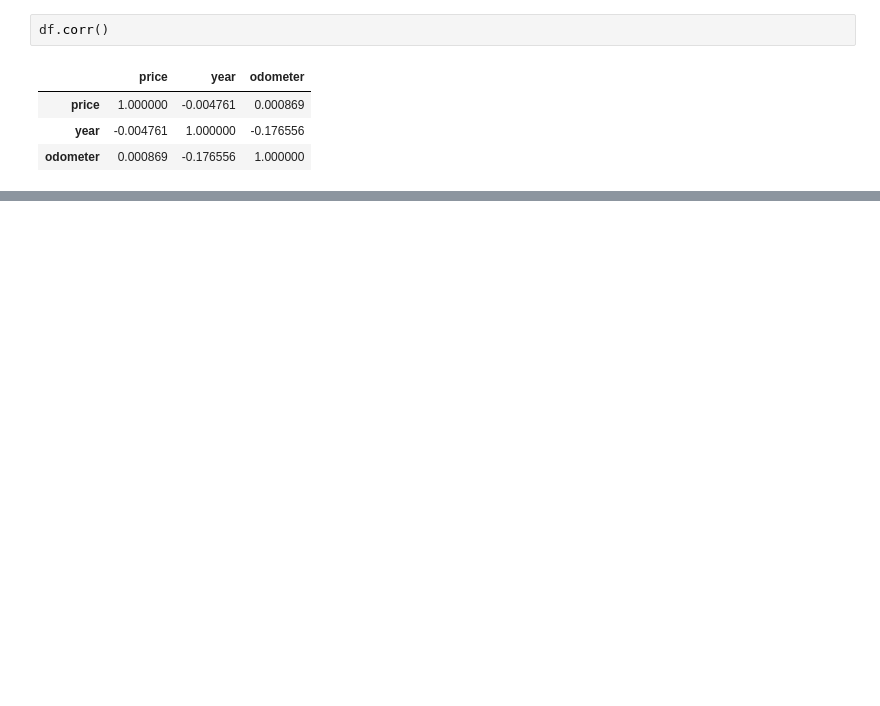
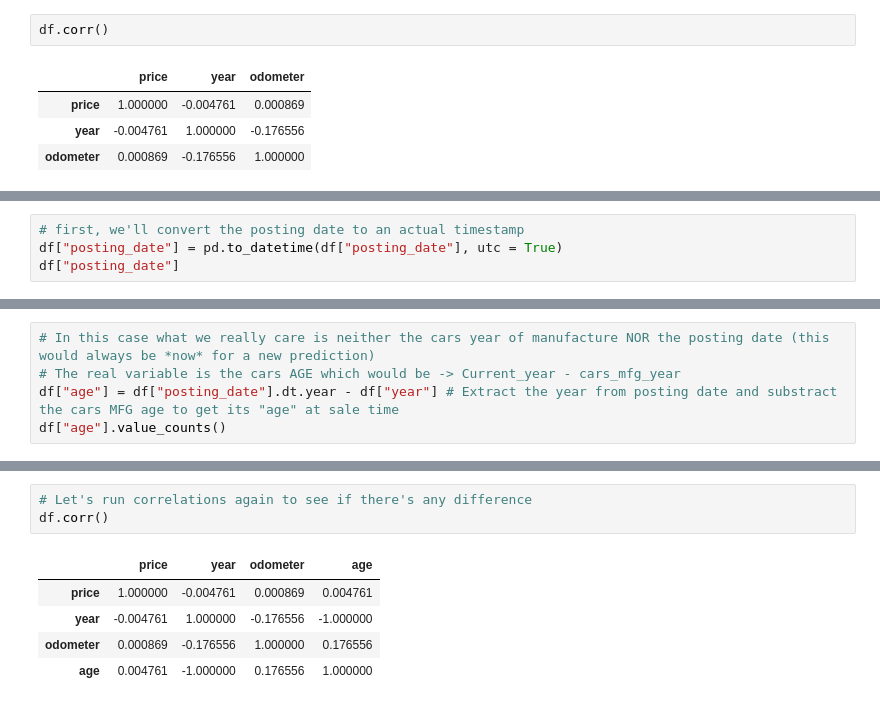
Before and after one commit to alexkingsing/used_cars, a Jupyter notebook: Used_cars_Dev.ipynb, the cells around one changed output, grey strips where cells are left out. Cells and saved outputs as stored; diff of their text form; blank space fills up the shorter version.

```diff
--- a/Used_cars_Dev.ipynb
+++ b/Used_cars_Dev.ipynb
@@ -392,0 +398,4 @@ df.corr()
+# %%
+# first, we'll convert the posting date to an actual timestamp
+df["posting_date"] = pd.to_datetime(df["posting_date"], utc = True)
+df["posting_date"]
@@ -392,0 +415,5 @@ df.corr()
+# %%
+# In this case what we really care is neither the cars year of manufacture NOR the posting date (this would always be *now* for a new prediction)
+# The real variable is the cars AGE which would be -> Current_year - cars_mfg_year
+df["age"] = df["posting_date"].dt.year - df["year"] # Extract the year from posting date and substract the cars MFG age to get its "age" at sale time
+df["age"].value_counts()
@@ -392,0 +433,9 @@ df.corr()
+# %%
+# Let's run correlations again to see if there's any difference
+df.corr()
+# %% [output]
+|  | price | year | odometer | age |
+| price | 1.000000 | -0.004761 | 0.000869 | 0.004761 |
+| year | -0.004761 | 1.000000 | -0.176556 | -1.000000 |
+| odometer | 0.000869 | -0.176556 | 1.000000 | 0.176556 |
+| age | 0.004761 | -1.000000 | 0.176556 | 1.000000 |
```
Also changed, not shown: parts of 11 cells of this notebook.
